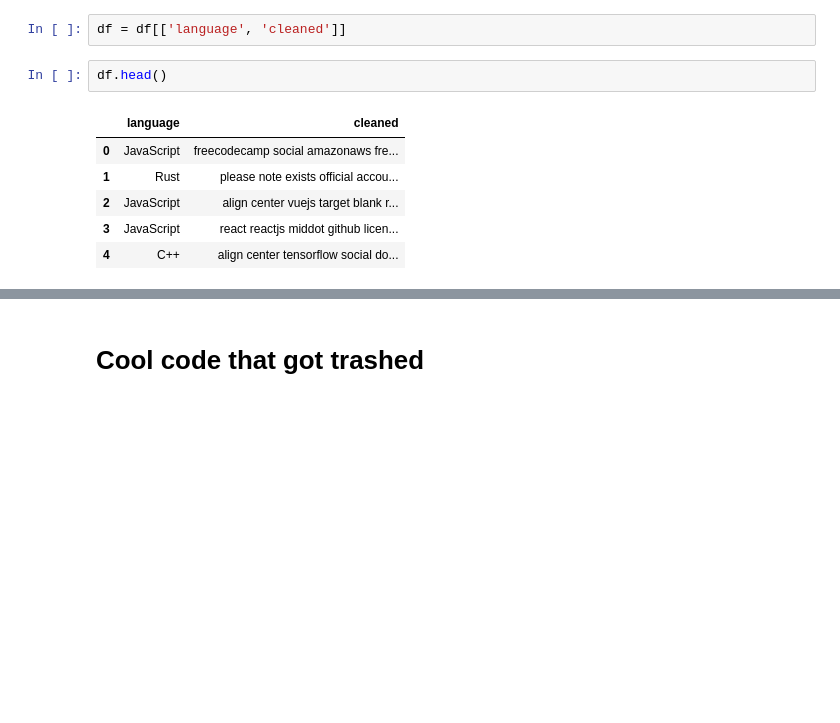
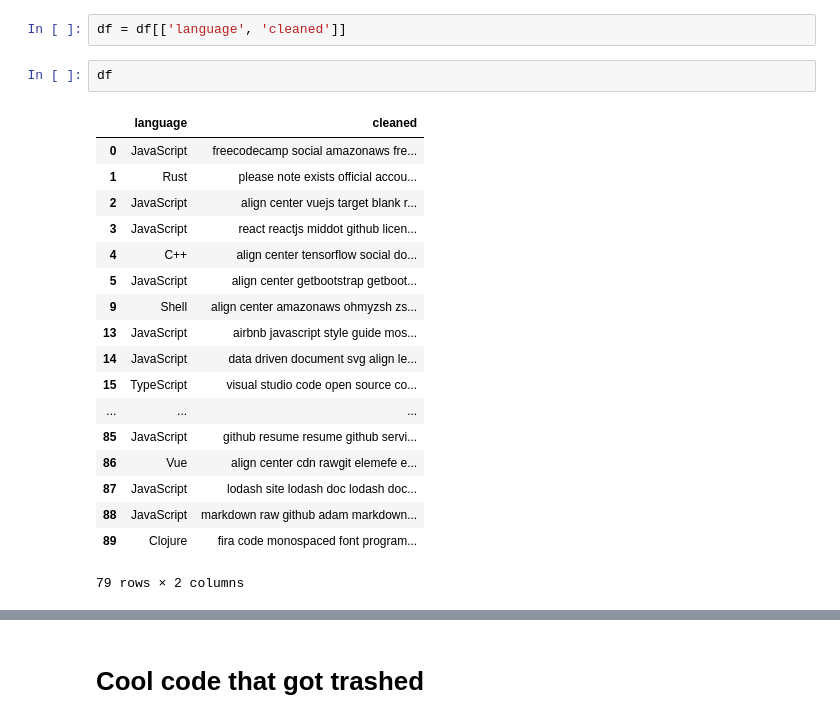
Before and after one commit to pellegrino-nlp/nlp_project, a Jupyter notebook: faith_spacy.ipynb, the cells around one changed output, grey strips where cells are left out. Drawn from its saved outputs; the diff is of its cells as text; blank space fills up the shorter version.

```diff
--- a/faith_spacy.ipynb
+++ b/faith_spacy.ipynb
@@ -244,11 +244,23 @@ df = prepare.prep_articles(df)
 # %%
 df = df[['language', 'cleaned']]
 # %%
-df.head()
+df
 # %% [output]
 |  | language | cleaned |
 | 0 | JavaScript | freecodecamp social amazonaws fre... |
 | 1 | Rust | please note exists official accou... |
 | 2 | JavaScript | align center vuejs target blank r... |
 | 3 | JavaScript | react reactjs middot github licen... |
 | 4 | C++ | align center tensorflow social do... |
+| 5 | JavaScript | align center getbootstrap getboot... |
+| 9 | Shell | align center amazonaws ohmyzsh zs... |
+| 13 | JavaScript | airbnb javascript style guide mos... |
+| 14 | JavaScript | data driven document svg align le... |
+| 15 | TypeScript | visual studio code open source co... |
+| ... | ... | ... |
+| 85 | JavaScript | github resume resume github servi... |
+| 86 | Vue | align center cdn rawgit elemefe e... |
+| 87 | JavaScript | lodash site lodash doc lodash doc... |
+| 88 | JavaScript | markdown raw github adam markdown... |
+| 89 | Clojure | fira code monospaced font program... |
+79 rows × 2 columns
```
Also changed, not shown: parts of 12 cells of this notebook.
